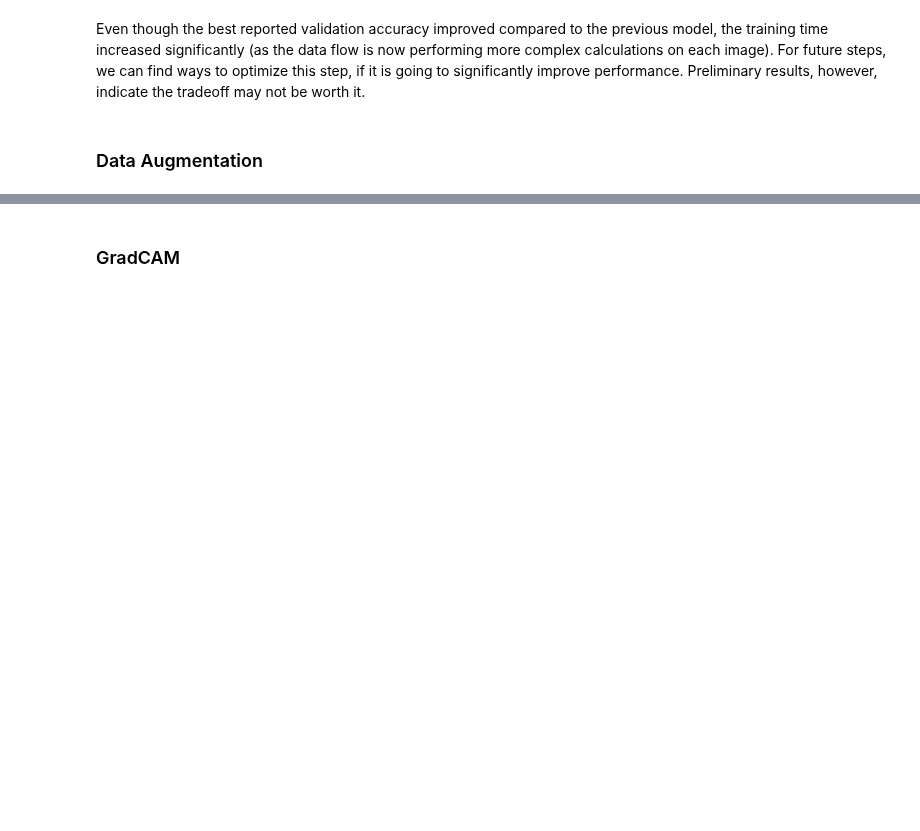
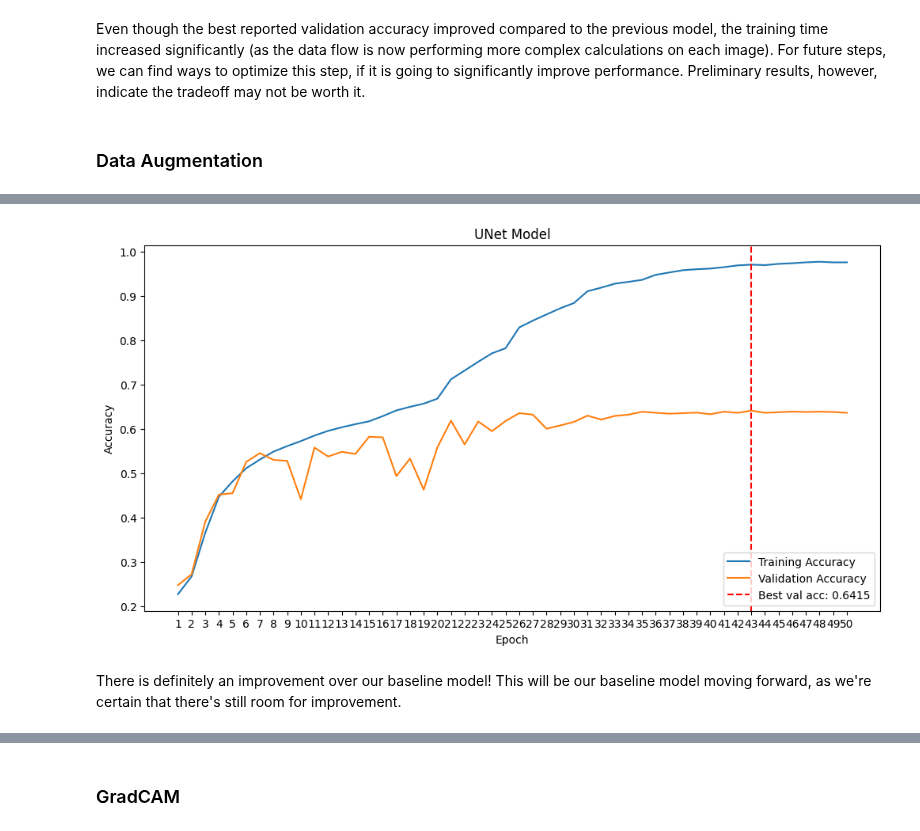
Before and after one commit to kayleeisokay/cs109b-final-project, a Jupyter notebook: MS3.ipynb, the cells around one changed output, grey strips where cells are left out. Drawn from its saved outputs; the diff is of its cells as text; code cells hidden in the pictures; blank space fills up the shorter version.

```diff
--- a/MS3.ipynb
+++ b/MS3.ipynb
@@ -817,0 +760,25 @@ For our model training, we want to make sure that we are utilizing a GPU if avai
+# %%
+from tensorflow.keras.utils import image_dataset_from_directory
+
+baseline_train_datagen = image_dataset_from_directory(
+    train_dir,
+    image_size=target_size,
+    batch_size=batch_size,
+    label_mode="categorical",
+    color_mode="grayscale",
+)
+
+baseline_val_datagen = image_dataset_from_directory(
+    val_dir,
+    image_size=target_size,
+    batch_size=batch_size,
+    label_mode="categorical",
+    color_mode="grayscale",
+)
+
+# filter the training dataset to keep only clean images
+def filter_clean_images(image, label, clean_train_imgs=clean_train_imgs):
+    is_clean = tf.reduce_any(tf.reduce_all(tf.equal(image, clean_train_imgs), axis=[1, 2, 3]))
+    return is_clean
+
+baseline_train_dategen = baseline_train_datagen.filter(filter_clean_images)
@@ -1006,0 +1231,6 @@ For future work, we will implement data augmentation techniques, including rotat
+# %%
+plot_accuracy(unet_history, 'UNet Model')
+# %% [output]
+[figure, added]
+# %% [markdown]
+There is definitely an improvement over our baseline model! This will be our baseline model moving forward, as we're certain that there's still room for improvement.
```
Also changed, not shown: parts of 52 cells of this notebook, 2 other files.
